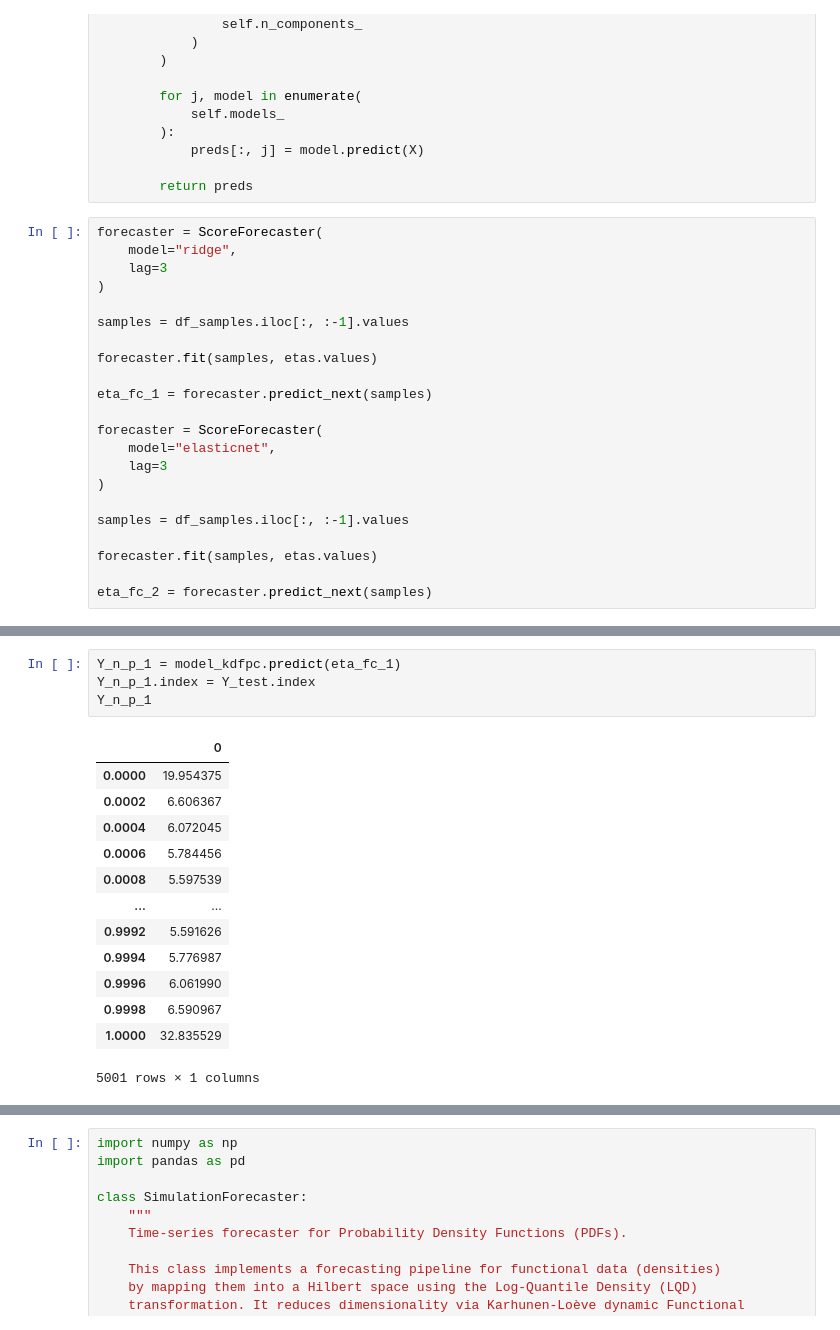
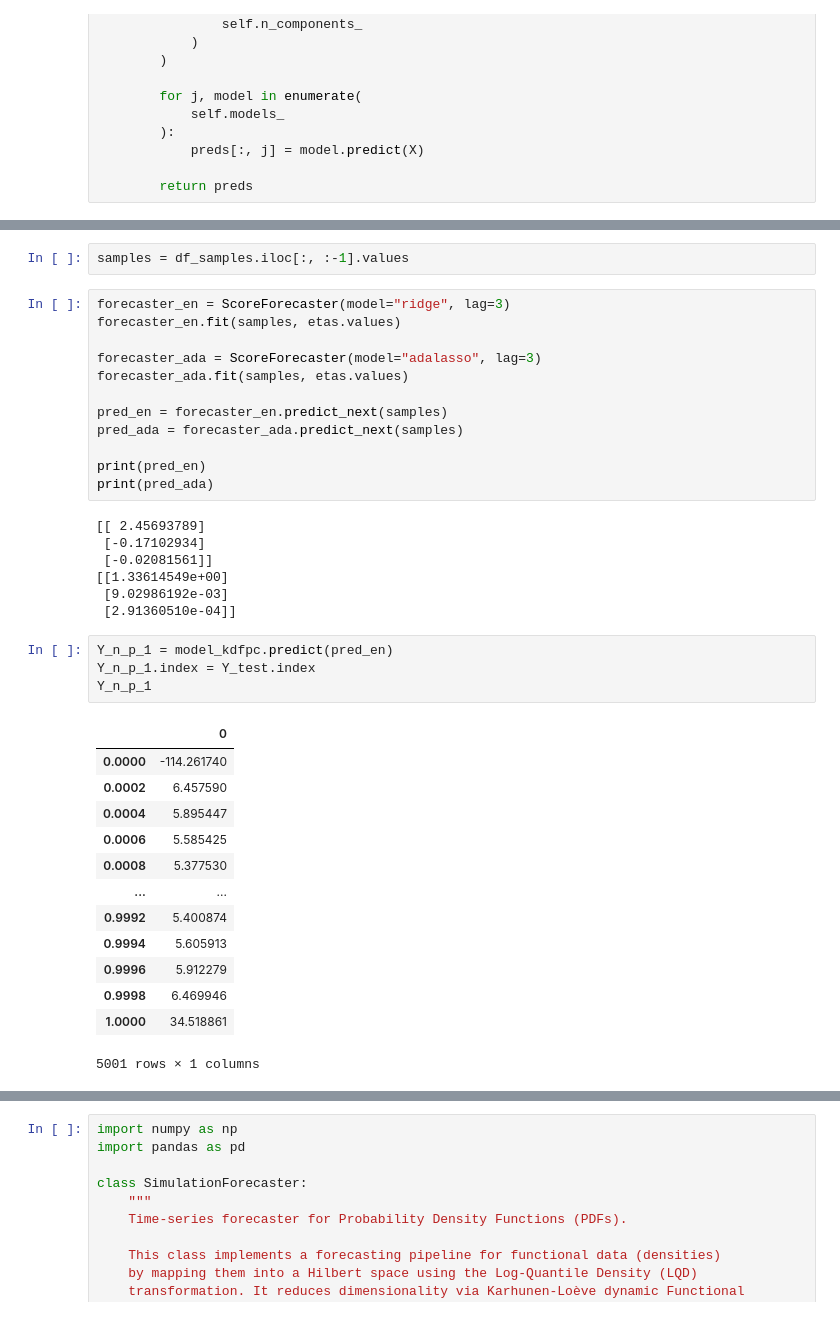
Before and after one commit to matheus-vizzotto/densities4risk, a Jupyter notebook: notebooks/development/scores_prediction.ipynb, the cells around one changed output, grey strips where cells are left out. Cells and saved outputs as stored; diff of their text form.

```diff
--- a/notebooks/development/scores_prediction.ipynb
+++ b/notebooks/development/scores_prediction.ipynb
@@ -704,25 +431,3 @@ class ScoreForecaster:
             preds[:, j] = model.predict(X)
 
         return preds
-# %%
-forecaster = ScoreForecaster(
-    model="ridge",
-    lag=3
-)
-
-samples = df_samples.iloc[:, :-1].values
-
-forecaster.fit(samples, etas.values)
-
-eta_fc_1 = forecaster.predict_next(samples)
-
-forecaster = ScoreForecaster(
-    model="elasticnet",
-    lag=3
-)
-
-samples = df_samples.iloc[:, :-1].values
-
-forecaster.fit(samples, etas.values)
-
-eta_fc_2 = forecaster.predict_next(samples)
@@ -761,19 +690,40 @@ model_kdfpc.psihat
+# %%
+samples = df_samples.iloc[:, :-1].values
+# %%
+forecaster_en = ScoreForecaster(model="ridge", lag=3)
+forecaster_en.fit(samples, etas.values)
+
+forecaster_ada = ScoreForecaster(model="adalasso", lag=3)
+forecaster_ada.fit(samples, etas.values)
+
+pred_en = forecaster_en.predict_next(samples)
+pred_ada = forecaster_ada.predict_next(samples)
+
+print(pred_en)
+print(pred_ada)
+# %% [output]
+[[ 2.45693789]
+ [-0.17102934]
+ [-0.02081561]]
+[[1.33614549e+00]
+ [9.02986192e-03]
+ [2.91360510e-04]]
 # %%
-Y_n_p_1 = model_kdfpc.predict(eta_fc_1)
+Y_n_p_1 = model_kdfpc.predict(pred_en)
 Y_n_p_1.index = Y_test.index
 Y_n_p_1
 # %% [output]
 |  | 0 |
-| 0.0000 | 19.954375 |
-| 0.0002 | 6.606367 |
-| 0.0004 | 6.072045 |
-| 0.0006 | 5.784456 |
-| 0.0008 | 5.597539 |
+| 0.0000 | -114.261740 |
+| 0.0002 | 6.457590 |
+| 0.0004 | 5.895447 |
+| 0.0006 | 5.585425 |
+| 0.0008 | 5.377530 |
 | ... | ... |
-| 0.9992 | 5.591626 |
-| 0.9994 | 5.776987 |
-| 0.9996 | 6.061990 |
-| 0.9998 | 6.590967 |
-| 1.0000 | 32.835529 |
+| 0.9992 | 5.400874 |
+| 0.9994 | 5.605913 |
+| 0.9996 | 5.912279 |
+| 0.9998 | 6.469946 |
+| 1.0000 | 34.518861 |
 5001 rows × 1 columns
 # %%
```
Also changed, not shown: parts of 11 cells of this notebook, 8 other files.
